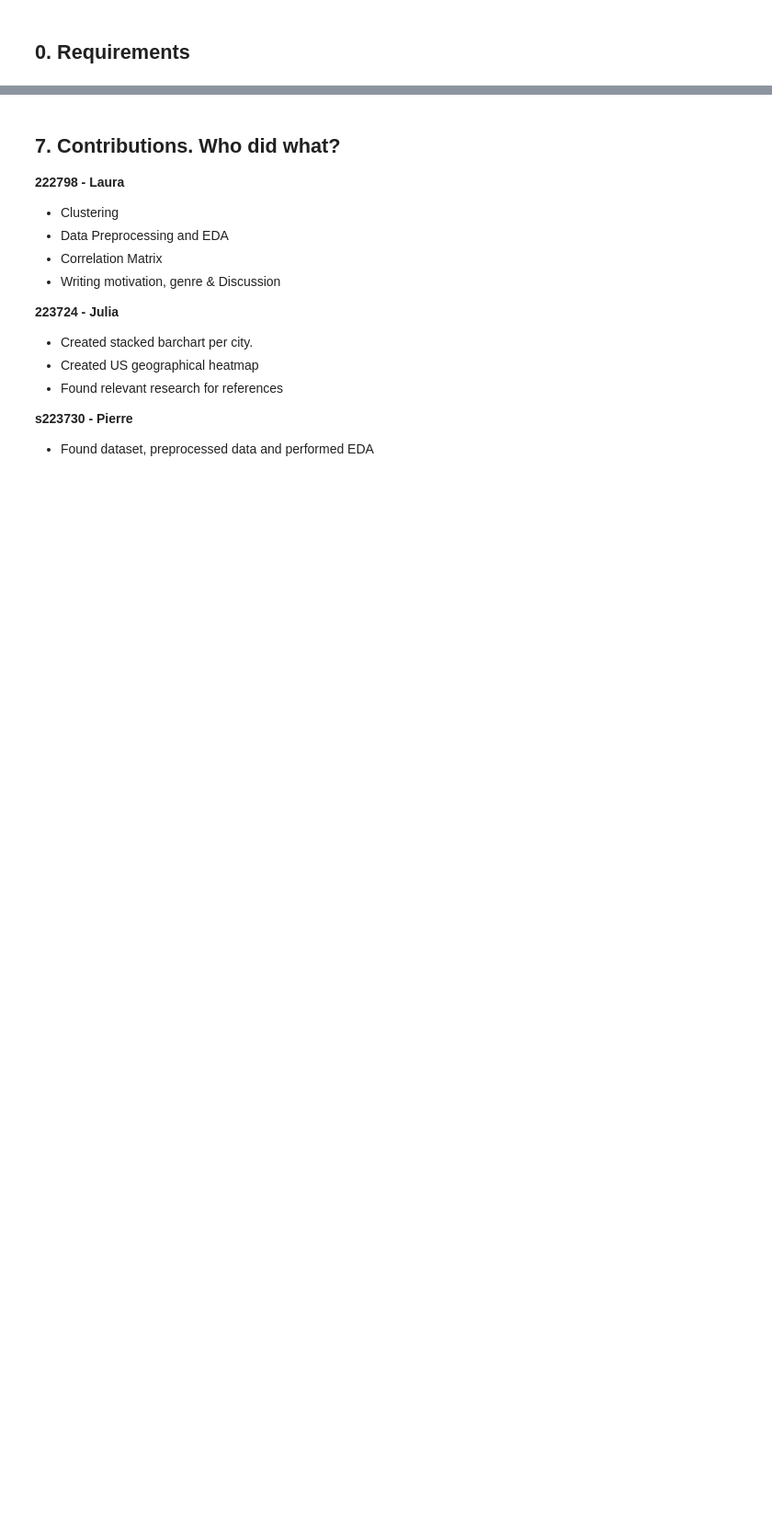
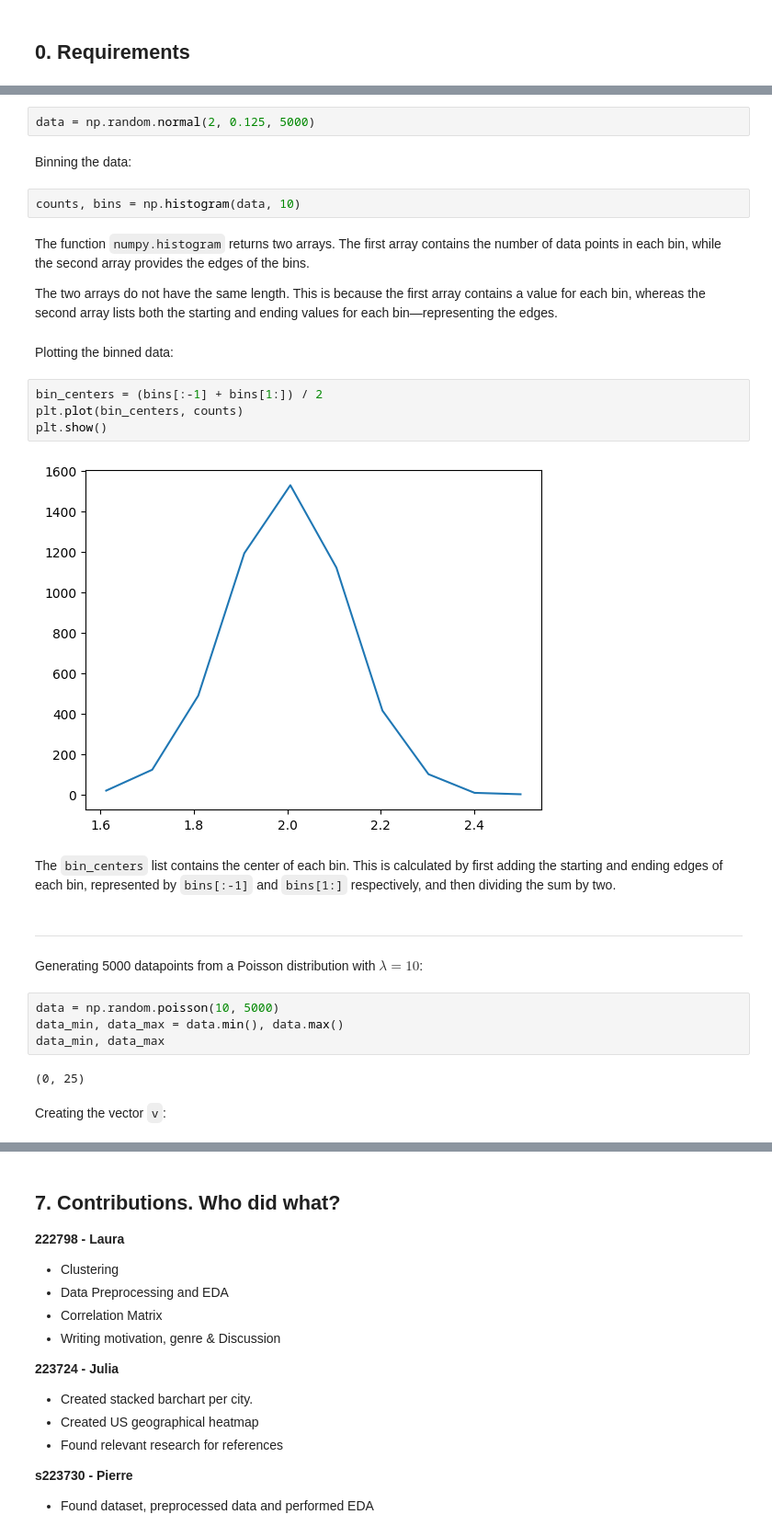
Before and after one commit to pierrehogenhaug/socialgraphs2023, a Jupyter notebook: assignments/ass1.ipynb, the cells around one changed output, grey strips where cells are left out. Shown at 92% size. Saved outputs shown, nothing was run; the diff lists cells and outputs as text; blank space fills up the shorter version.

```diff
--- a/assignments/ass1.ipynb
+++ b/assignments/ass1.ipynb
@@ -96,0 +29,32 @@ How many cities do we have?
+# %%
+data = np.random.normal(2, 0.125, 5000)
+# %% [markdown]
+Binning the data:
+# %%
+counts, bins = np.histogram(data, 10)
+# %% [markdown]
+The function `numpy.histogram` returns two arrays. The first array contains the number of data points in each bin, while the second array provides the edges of the bins.
+
+The two arrays do not have the same length. This is because the first array contains a value for each bin, whereas the second array lists both the starting and ending values for each bin—representing the edges.
+# %% [markdown]
+Plotting the binned data:
+# %%
+bin_centers = (bins[:-1] + bins[1:]) / 2
+plt.plot(bin_centers, counts)
+plt.show()
+# %% [output]
+[figure, added]
+# %% [markdown]
+The `bin_centers` list contains the center of each bin. This is calculated by first adding the starting and ending edges of each bin, represented by `bins[:-1]` and `bins[1:]` respectively, and then dividing the sum by two.
+# %% [markdown]
+---
+# %% [markdown]
+Generating 5000 datapoints from a Poisson distribution with $\lambda = 10$:
+# %%
+data = np.random.poisson(10, 5000)
+data_min, data_max = data.min(), data.max()
+data_min, data_max
+# %% [output]
+(0, 25)
+# %% [markdown]
+Creating the vector `v`:
```
Also changed, not shown: parts of 73 cells of this notebook, 1 other file.
